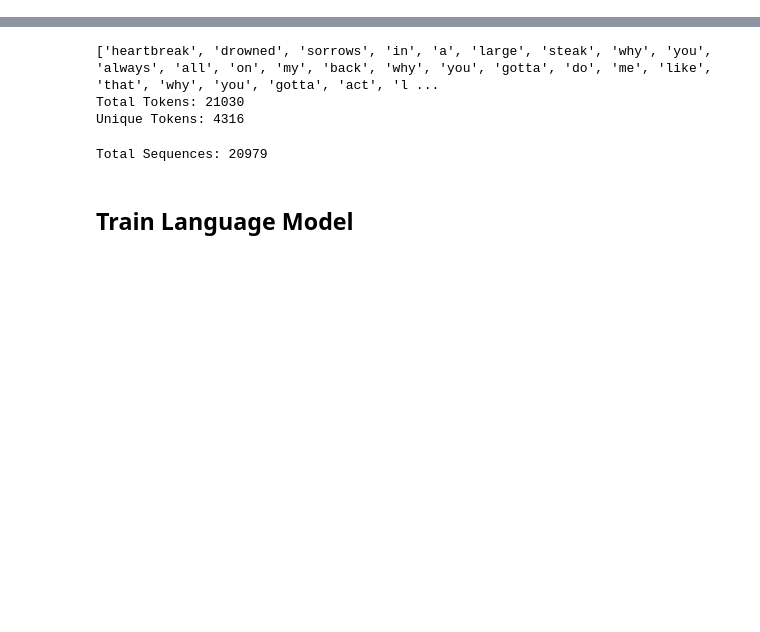
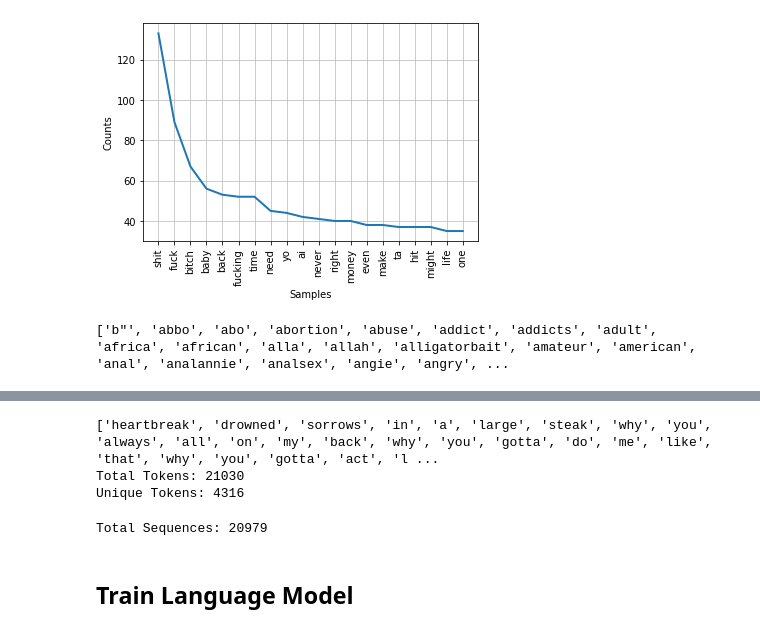
Before and after one commit to jrodriguez5909/MrBaklava, a Jupyter notebook: NLP_analysis.ipynb, the cells around one changed output, grey strips where cells are left out. Drawn from its saved outputs; the diff is of its cells as text; code cells hidden in the pictures; blank space fills up the shorter version.

Commit message:
Updated ReadMe.md and Jupyter notebook analyses

```diff
--- a/NLP_analysis.ipynb
+++ b/NLP_analysis.ipynb
@@ -4,0 +139,22 @@
+# %%
+#Update the stopwords list to account for other smaller words that pop up in high frequency
+stopwords_list.extend(["like","im","know","got","dont",
+                       "yeah","get","man","uh","see",
+                       "aint","gotta","thats","go"])
+
+#create an empty list to store clean words
+clean_words = []
+
+#Iterate through the words_no_punc list and add non stopwords to the new clean_words list
+for word in words_no_punc:
+    if word not in stopwords_list:
+        clean_words.append(word)
+
+#find the frequency of words
+fdist = FreqDist(clean_words)
+
+#Plot the 20 most common words
+fdist.plot(20)
+plt.show()
+# %% [output]
+[figure, added]
@@ -4,0 +163,11 @@
+# %%
+resp = urlopen("https://www.cs.cmu.edu/~biglou/resources/bad-words.txt")
+badwords = str(resp.read()).split('\\n')
+print(badwords)
+
+# # Save badwords to text file just in case website is taken down
+
+# with open("badwords.txt", "w") as output:
+#     output.write(str(badwords))
+# %% [output]
+['b"', 'abbo', 'abo', 'abortion', 'abuse', 'addict', 'addicts', 'adult', 'africa', 'african', 'alla', 'allah', 'alligatorbait', 'amateur', 'american', 'anal', 'analannie', 'analsex', 'angie', 'angry', ...
```
Also changed, not shown: parts of 26 cells of this notebook, 1 other file.
